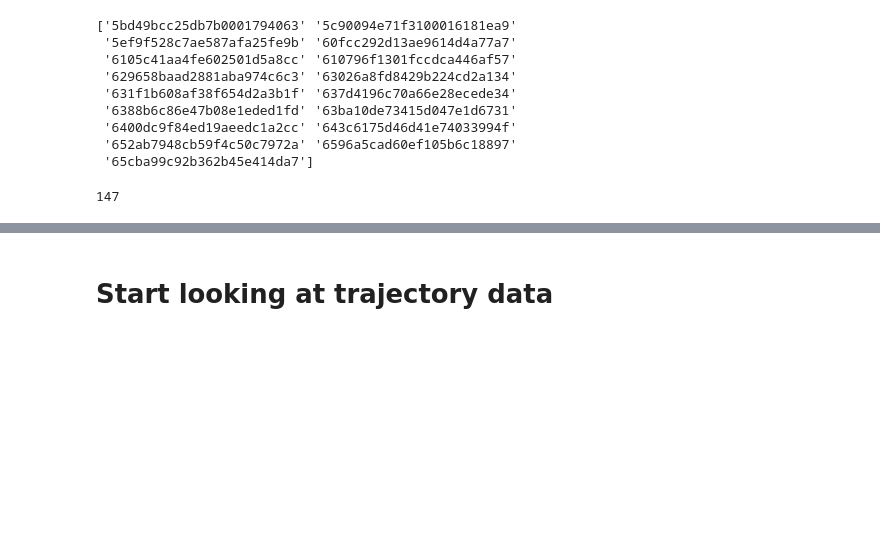
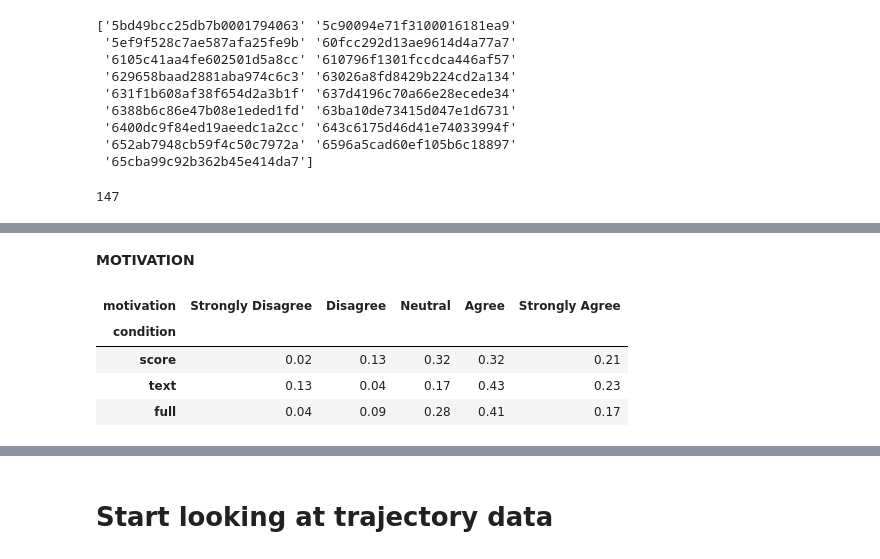
Before and after one commit to cairo-robotics/llm-multimodal-drone-feedback, a Jupyter notebook: analysis/analysis_brainstorm.ipynb, the cells around one changed output, grey strips where cells are left out. Cells and saved outputs as stored; diff of their text form; code cells hidden in the pictures; blank space fills up the shorter version.

```diff
--- a/analysis/analysis_brainstorm.ipynb
+++ b/analysis/analysis_brainstorm.ipynb
@@ -344,0 +484,11 @@ Name: count, dtype: float64
+# %% [markdown]
+**MOTIVATION**
+# %%
+motivation_responses = most_common.groupby('condition')['motivation'].value_counts(normalize=True).unstack().round(2).sort_index()
+motivation_responses
+# %% [output]
+| motivation | Strongly Disagree | Disagree | Neutral | Agree | Strongly Agree |
+| condition |  |  |  |  |  |
+| score | 0.02 | 0.13 | 0.32 | 0.32 | 0.21 |
+| text | 0.13 | 0.04 | 0.17 | 0.43 | 0.23 |
+| full | 0.04 | 0.09 | 0.28 | 0.41 | 0.17 |
```
Also changed, not shown: parts of 66 cells of this notebook.
